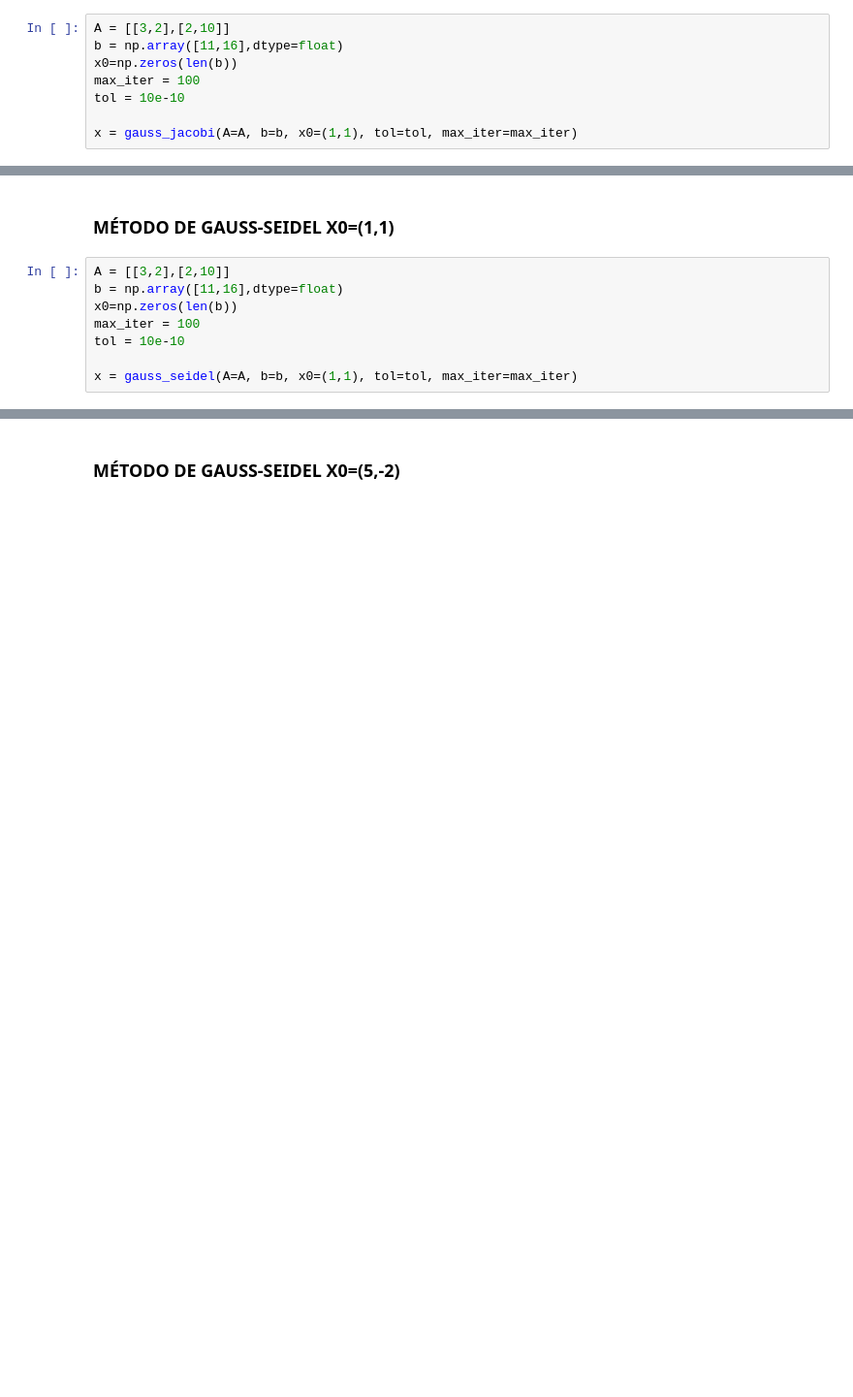
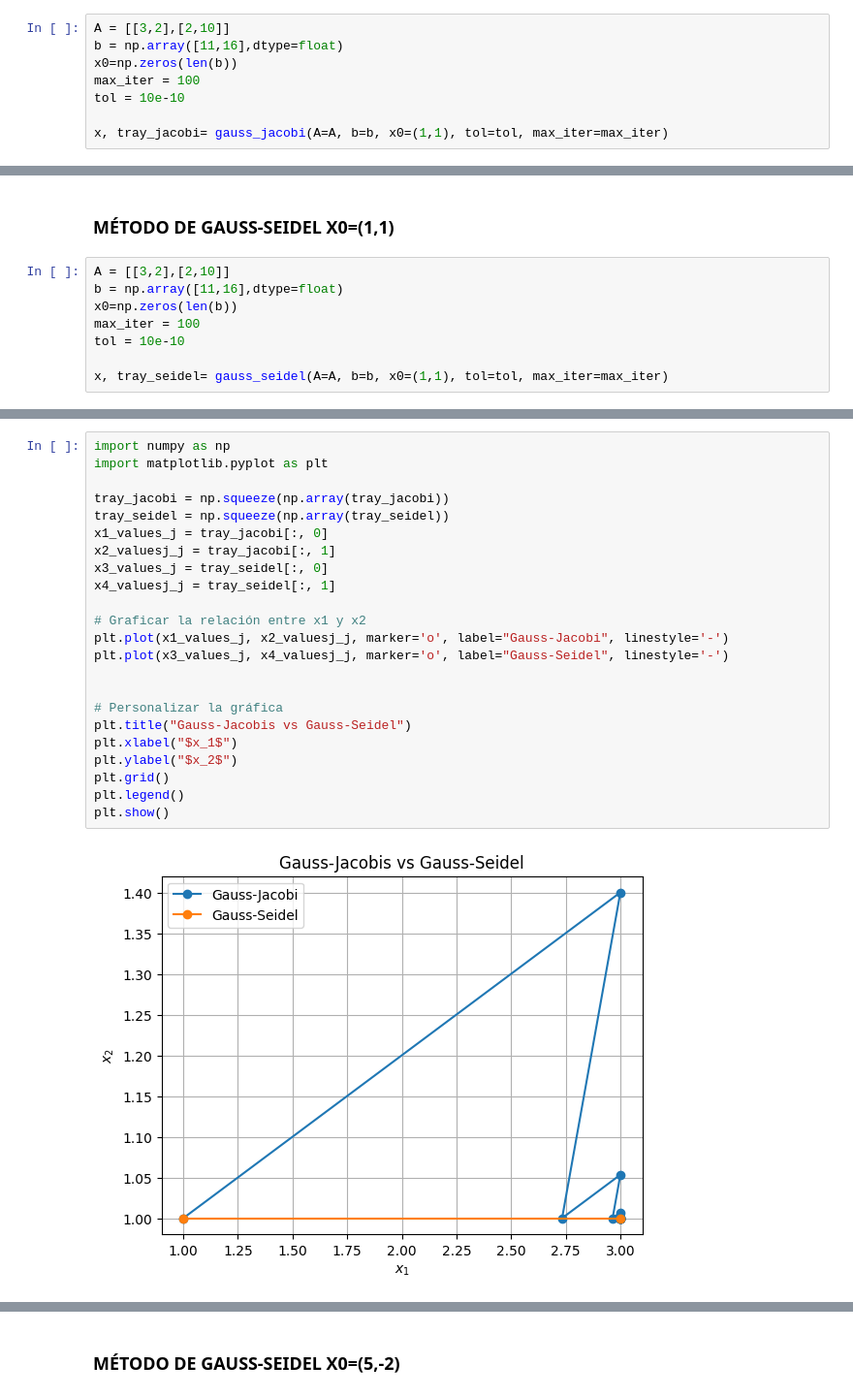
Before and after one commit to ImYasid/METODOS_NUMERICOS, a Jupyter notebook: [TALLERES]/[TALLER 05]/[TALLER 05] Gauss-Jacobi & Gauss-Seidel.ipynb, the cells around one changed output, grey strips where cells are left out. Shown: that part at 97% size. Drawn from its saved outputs; the diff is of its cells as text; blank space fills up the shorter version.

Commit message:
:sparkles: graficas

```diff
--- a/[TALLERES]/[TALLER 05]/[TALLER 05] Gauss-Jacobi & Gauss-Seidel.ipynb
+++ b/[TALLERES]/[TALLER 05]/[TALLER 05] Gauss-Jacobi & Gauss-Seidel.ipynb
@@ -35,5 +33,5 @@ x0=np.zeros(len(b))
 max_iter = 100
 tol = 10e-10
 
-x = gauss_jacobi(A=A, b=b, x0=(1,1), tol=tol, max_iter=max_iter)
+x, tray_jacobi= gauss_jacobi(A=A, b=b, x0=(1,1), tol=tol, max_iter=max_iter)
 # %% [output]
@@ -63,5 +61,5 @@ x0=np.zeros(len(b))
 max_iter = 100
 tol = 10e-10
 
-x = gauss_seidel(A=A, b=b, x0=(1,1), tol=tol, max_iter=max_iter)
+x, tray_seidel= gauss_seidel(A=A, b=b, x0=(1,1), tol=tol, max_iter=max_iter)
 # %% [output]
@@ -157 +70,26 @@ Solución final con Gauss-Seidel: [3. 1.]
+# %%
+import numpy as np
+import matplotlib.pyplot as plt
+
+tray_jacobi = np.squeeze(np.array(tray_jacobi))
+tray_seidel = np.squeeze(np.array(tray_seidel))
+x1_values_j = tray_jacobi[:, 0]
+x2_valuesj_j = tray_jacobi[:, 1]
+x3_values_j = tray_seidel[:, 0]
+x4_valuesj_j = tray_seidel[:, 1]
+
+# Graficar la relación entre x1 y x2
+plt.plot(x1_values_j, x2_valuesj_j, marker='o', label="Gauss-Jacobi", linestyle='-')
+plt.plot(x3_values_j, x4_valuesj_j, marker='o', label="Gauss-Seidel", linestyle='-')
+
+
+# Personalizar la gráfica
+plt.title("Gauss-Jacobis vs Gauss-Seidel")
+plt.xlabel("$x_1$")
+plt.ylabel("$x_2$")
+plt.grid()
+plt.legend()
+plt.show()
+# %% [output]
+[figure, added]
 # %% [markdown]
```
Also changed, not shown: parts of 15 cells of this notebook.
